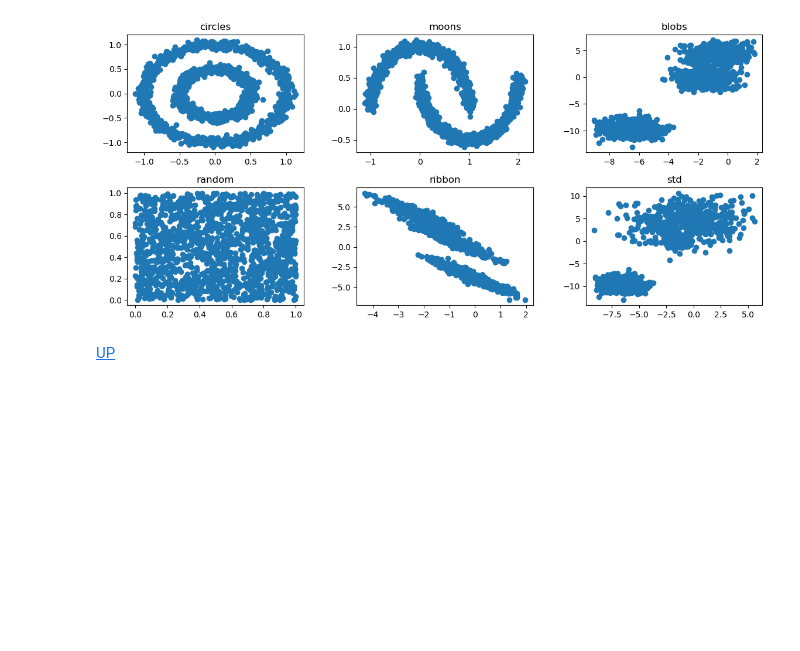
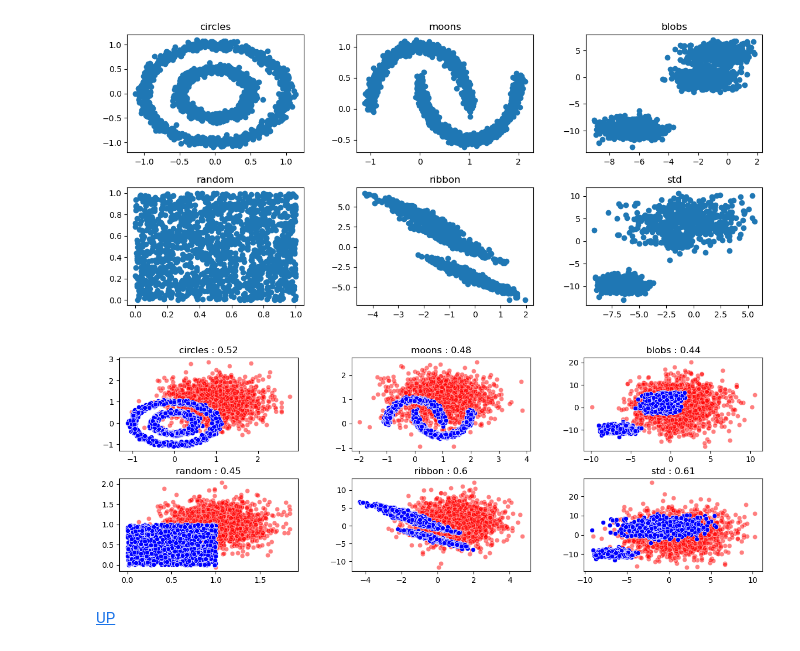
Before and after one commit to leopoldgerber/Machine-Learning, a Jupyter notebook: ML-7. Clustering.ipynb, the cells around one changed output. Saved outputs shown, nothing was run; the diff lists cells and outputs as text; code cells hidden in the pictures; blank space fills up the shorter version.

```diff
--- a/ML-7. Clustering.ipynb
+++ b/ML-7. Clustering.ipynb
@@ -59,6 +62,31 @@ for idx, data in enumerate(datasets_list):
 plt.show()
 # %% [output]
 [figure]
+# %%
+fig, axes = plt.subplots(2, 3, figsize = (15, 5))
+fig.subplots_adjust(hspace = .3, wspace = .3)
+
+for idx, data in enumerate(datasets_list):
+    a = np.random.normal(loc= 1, scale = data[:, 0].std(), size = 1500)
+    b = np.random.normal(loc= 1, scale = data[:, 1].std(), size = 1500)
+    ab = np.hstack([a.reshape(-1, 1), b.reshape(-1, 1)])
+
+    w = np.sum(pdist(ab[np.random.randint(0, 400, 10)]))
+    q = np.sum(pdist(data[np.random.randint(0, 400, 10)]))
+
+    h_ind = w / (q + w)
+
+    if idx // 3 == 0:
+        sns.scatterplot(x = ab[:, 0], y = ab[:, 1], color = 'red', alpha = .5, ax = axes[0][idx])
+        sns.scatterplot(x = data[:, 0], y = data[:, 1], color = 'blue', ax = axes[0][idx])
+        axes[0][idx].set_title(f'{datasets_names_list[idx]} : {round(h_ind, 2)}')
+    else: #idx // 3 == 1:
+        sns.scatterplot(x = ab[:, 0], y = ab[:, 1], color = 'red', alpha = .5, ax = axes[1][idx-3])
+        sns.scatterplot(x = data[:, 0], y = data[:, 1], color = 'blue', ax = axes[1][idx-3])
+        axes[1][idx-3].set_title(f'{datasets_names_list[idx]} : {round(h_ind, 2)}')
+plt.show()
+# %% [output]
+[figure, added]
 # %% [markdown]
 [UP](#toc)
 # %% [markdown]
```
Also changed, not shown: parts of 33 cells of this notebook.
